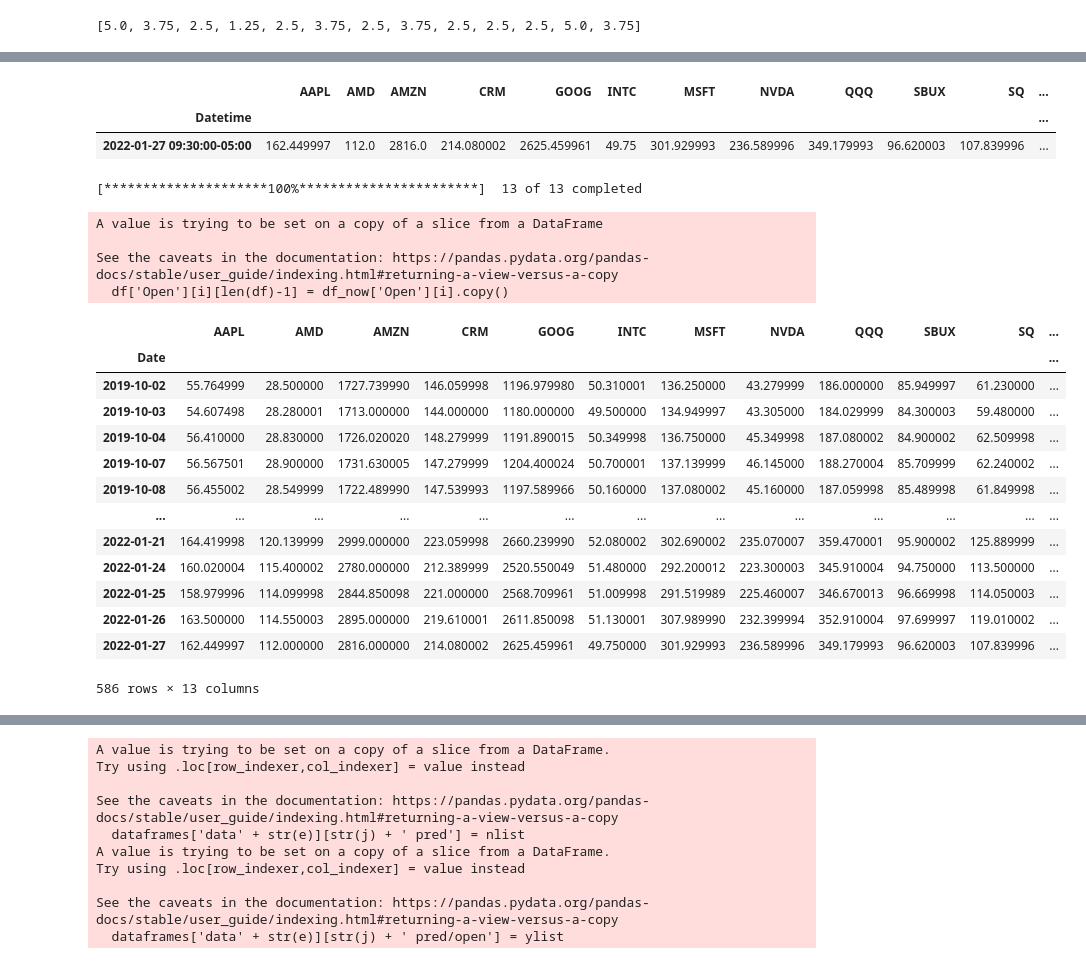
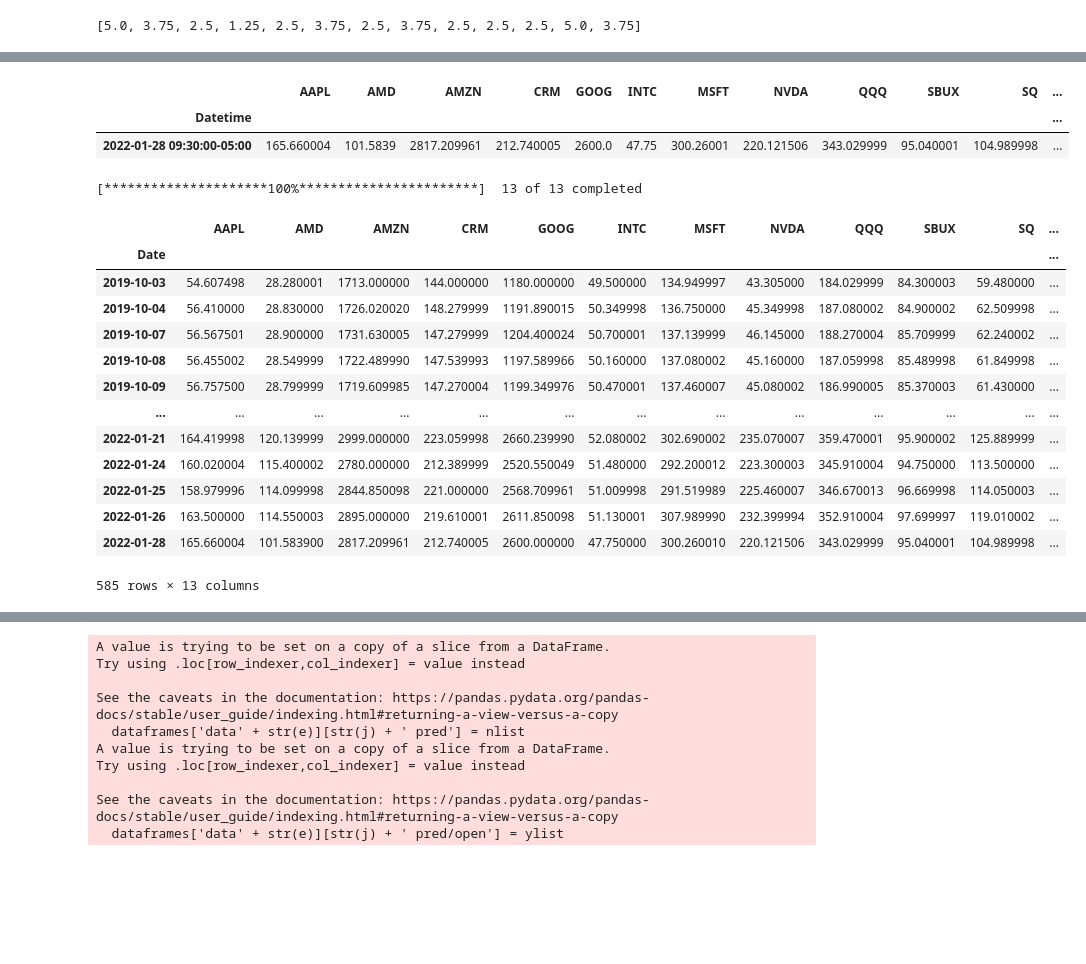
Before and after one commit to applewjr/Stock_Projects, a Jupyter notebook: revisions5_opt5.ipynb, the cells around one changed output, grey strips where cells are left out. Drawn from its saved outputs; the diff is of its cells as text; code cells hidden in the pictures; blank space fills up the shorter version.

```diff
--- a/revisions5_opt5.ipynb
+++ b/revisions5_opt5.ipynb
@@ -191,7 +191,7 @@ contrib_amt
 [5.0, 3.75, 2.5, 1.25, 2.5, 3.75, 2.5, 3.75, 2.5, 2.5, 2.5, 5.0, 3.75]
 # %%
 # check every 10 seconds for complete data
-# wait times should only happen for a couple minutes after market open on trading days (right after 0630am PST)
+# wait times should only happen for ~2 minutes after market open on trading days (right after 0630am PST)
 
 x = 0
 while x < 1:
@@ -203,17 +203,23 @@ while x < 1:
 
   df_now = df_now.head(1) # open for today
   df_now = df_now.fillna(0)
-  # df_now_check['AAPL'] = 0 # force a 0 for testing
+
+  # df_now['Open', 'AAPL'] = 0 # force a 0 for testing
 
   x = 1
   for i in stock_list:
     x = x * int(df_now['Open'][i])
 
   if x == 0: # wait 10 seconds if data aren't complete
-    time.sleep(10)
+    time.sleep(15)
   else:
-    pass
+    if df_now.index.day == date.today().day:
+      print('Datetime of data available: ', datetime.datetime.now().strftime("%B %d, %Y %H:%M:%S"))
+    else:
+      print('Warning, today\'s data not yet available')
 
 df_now['Open']
+
+# Datetime of data available:  January 28, 2022 06:31:36
 # %% [output]
 [*********************100%***********************]  13 of 13 completed
@@ -220,6 +227,6 @@ df_now['Open']
 |  | AAPL | AMD | AMZN | CRM | GOOG | INTC | MSFT | NVDA | QQQ | SBUX | SQ | ... |
 | Datetime |  |  |  |  |  |  |  |  |  |  |  | ... |
-| 2022-01-27 09:30:00-05:00 | 162.449997 | 112.0 | 2816.0 | 214.080002 | 2625.459961 | 49.75 | 301.929993 | 236.589996 | 349.179993 | 96.620003 | 107.839996 | ... |
+| 2022-01-28 09:30:00-05:00 | 165.660004 | 101.5839 | 2817.209961 | 212.740005 | 2600.0 | 47.75 | 300.26001 | 220.121506 | 343.029999 | 95.040001 | 104.989998 | ... |
 # %%
 ### Overly complex way to pull data, but I have found that 'Open' prices are just a copy of the previous day for the first few minutes of the trading day
 ### This method pulls in the true Open prices for today much quicker (a couple minutes after 6:30am PST)
@@ -242,28 +249,24 @@ df = df.reindex_like(df_good_index)
 
 # sub in good open data for today
 for i in stock_list:
-    df['Open'][i][len(df)-1] = df_now['Open'][i].copy()
+    df['Open', i][len(df)-1] = df_now['Open', i].copy()
 df['Open']
 # %% [output]
 [*********************100%***********************]  13 of 13 completed
+|  | AAPL | AMD | AMZN | CRM | GOOG | INTC | MSFT | NVDA | QQQ | SBUX | SQ | ... |
+| Date |  |  |  |  |  |  |  |  |  |  |  | ... |
+| 2019-10-03 | 54.607498 | 28.280001 | 1713.000000 | 144.000000 | 1180.000000 | 49.500000 | 134.949997 | 43.305000 | 184.029999 | 84.300003 | 59.480000 | ... |
+| 2019-10-04 | 56.410000 | 28.830000 | 1726.020020 | 148.279999 | 1191.890015 | 50.349998 | 136.750000 | 45.349998 | 187.080002 | 84.900002 | 62.509998 | ... |
+| 2019-10-07 | 56.567501 | 28.900000 | 1731.630005 | 147.279999 | 1204.400024 | 50.700001 | 137.139999 | 46.145000 | 188.270004 | 85.709999 | 62.240002 | ... |
+| 2019-10-08 | 56.455002 | 28.549999 | 1722.489990 | 147.539993 | 1197.589966 | 50.160000 | 137.080002 | 45.160000 | 187.059998 | 85.489998 | 61.849998 | ... |
+| 2019-10-09 | 56.757500 | 28.799999 | 1719.609985 | 147.270004 | 1199.349976 | 50.470001 | 137.460007 | 45.080002 | 186.990005 | 85.370003 | 61.430000 | ... |
+| ... | ... | ... | ... | ... | ... | ... | ... | ... | ... | ... | ... | ... |
+| 2022-01-21 | 164.419998 | 120.139999 | 2999.000000 | 223.059998 | 2660.239990 | 52.080002 | 302.690002 | 235.070007 | 359.470001 | 95.900002 | 125.889999 | ... |
+| 2022-01-24 | 160.020004 | 115.400002 | 2780.000000 | 212.389999 | 2520.550049 | 51.480000 | 292.200012 | 223.300003 | 345.910004 | 94.750000 | 113.500000 | ... |
+| 2022-01-25 | 158.979996 | 114.099998 | 2844.850098 | 221.000000 | 2568.709961 | 51.009998 | 291.519989 | 225.460007 | 346.670013 | 96.669998 | 114.050003 | ... |
+| 2022-01-26 | 163.500000 | 114.550003 | 2895.000000 | 219.610001 | 2611.850098 | 51.130001 | 307.989990 | 232.399994 | 352.910004 | 97.699997 | 119.010002 | ... |
+| 2022-01-28 | 165.660004 | 101.583900 | 2817.209961 | 212.740005 | 2600.000000 | 47.750000 | 300.260010 | 220.121506 | 343.029999 | 95.040001 | 104.989998 | ... |
-A value is trying to be set on a copy of a slice from a DataFrame
-
-See the caveats in the documentation: https://pandas.pydata.org/pandas-docs/stable/user_guide/indexing.html#returning-a-view-versus-a-copy
-  df['Open'][i][len(df)-1] = df_now['Open'][i].copy()
+585 rows × 13 columns
-|  | AAPL | AMD | AMZN | CRM | GOOG | INTC | MSFT | NVDA | QQQ | SBUX | SQ | ... |
-| Date |  |  |  |  |  |  |  |  |  |  |  | ... |
-| 2019-10-02 | 55.764999 | 28.500000 | 1727.739990 | 146.059998 | 1196.979980 | 50.310001 | 136.250000 | 43.279999 | 186.000000 | 85.949997 | 61.230000 | ... |
-| 2019-10-03 | 54.607498 | 28.280001 | 1713.000000 | 144.000000 | 1180.000000 | 49.500000 | 134.949997 | 43.305000 | 184.029999 | 84.300003 | 59.480000 | ... |
-| 2019-10-04 | 56.410000 | 28.830000 | 1726.020020 | 148.279999 | 1191.890015 | 50.349998 | 136.750000 | 45.349998 | 187.080002 | 84.900002 | 62.509998 | ... |
-| 2019-10-07 | 56.567501 | 28.900000 | 1731.630005 | 147.279999 | 1204.400024 | 50.700001 | 137.139999 | 46.145000 | 188.270004 | 85.709999 | 62.240002 | ... |
-| 2019-10-08 | 56.455002 | 28.549999 | 1722.489990 | 147.539993 | 1197.589966 | 50.160000 | 137.080002 | 45.160000 | 187.059998 | 85.489998 | 61.849998 | ... |
-| ... | ... | ... | ... | ... | ... | ... | ... | ... | ... | ... | ... | ... |
-| 2022-01-21 | 164.419998 | 120.139999 | 2999.000000 | 223.059998 | 2660.239990 | 52.080002 | 302.690002 | 235.070007 | 359.470001 | 95.900002 | 125.889999 | ... |
-| 2022-01-24 | 160.020004 | 115.400002 | 2780.000000 | 212.389999 | 2520.550049 | 51.480000 | 292.200012 | 223.300003 | 345.910004 | 94.750000 | 113.500000 | ... |
-| 2022-01-25 | 158.979996 | 114.099998 | 2844.850098 | 221.000000 | 2568.709961 | 51.009998 | 291.519989 | 225.460007 | 346.670013 | 96.669998 | 114.050003 | ... |
-| 2022-01-26 | 163.500000 | 114.550003 | 2895.000000 | 219.610001 | 2611.850098 | 51.130001 | 307.989990 | 232.399994 | 352.910004 | 97.699997 | 119.010002 | ... |
-| 2022-01-27 | 162.449997 | 112.000000 | 2816.000000 | 214.080002 | 2625.459961 | 49.750000 | 301.929993 | 236.589996 | 349.179993 | 96.620003 | 107.839996 | ... |
-586 rows × 13 columns
 # %%
 # allows a single stock to pass through, not just 2+ stocks. and passes through just closing
 if len(stock_list) == 1:
```
Also changed, not shown: parts of 10 cells of this notebook.
